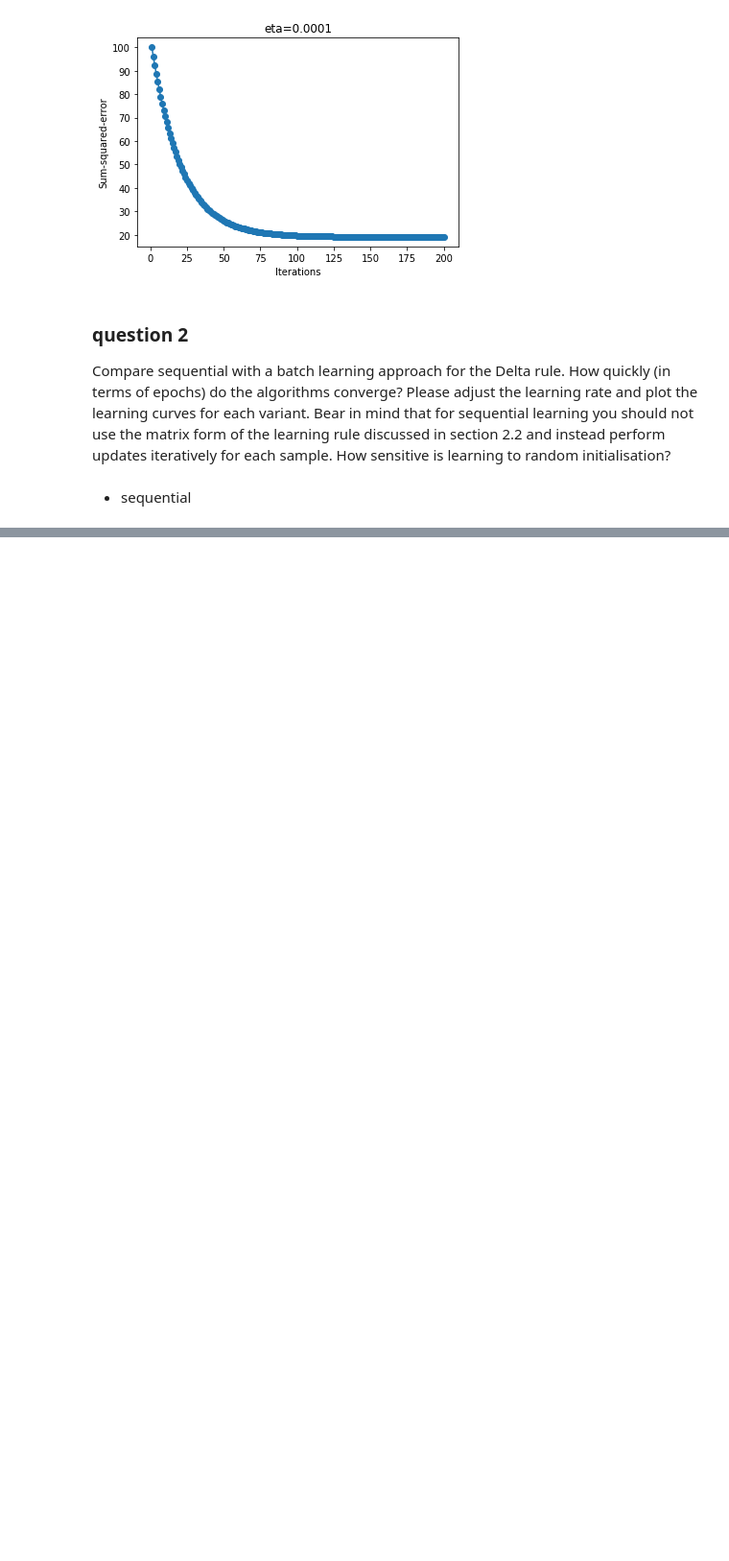
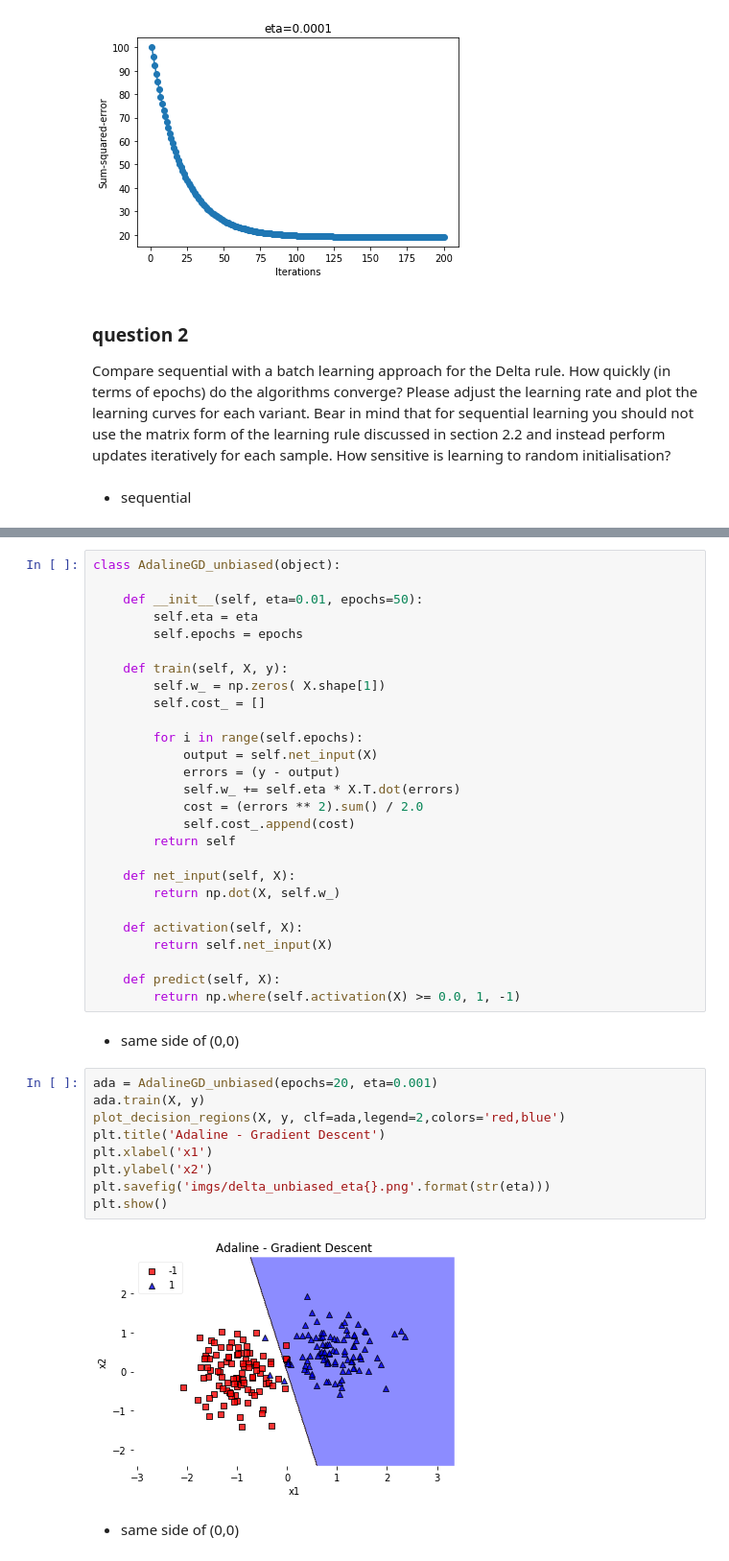
Before and after one commit to physics31415926/DD2437_ANN, a Jupyter notebook: Lab1/3_1.ipynb, the cells around one changed output, grey strips where cells are left out. Shown: that part at 96% size. Drawn from its saved outputs; the diff is of its cells as text; blank space fills up the shorter version.

```diff
--- a/Lab1/3_1.ipynb
+++ b/Lab1/3_1.ipynb
@@ -194,0 +262,42 @@ sequential learning you should not use the matrix form of the learning rule disc
+# %%
+class AdalineGD_unbiased(object):
+
+    def __init__(self, eta=0.01, epochs=50):
+        self.eta = eta
+        self.epochs = epochs
+
+    def train(self, X, y):
+        self.w_ = np.zeros( X.shape[1])
+        self.cost_ = []
+
+        for i in range(self.epochs):
+            output = self.net_input(X)
+            errors = (y - output)
+            self.w_ += self.eta * X.T.dot(errors)
+            cost = (errors ** 2).sum() / 2.0
+            self.cost_.append(cost)
+        return self
+
+    def net_input(self, X):
+        return np.dot(X, self.w_)
+
+    def activation(self, X):
+        return self.net_input(X)
+
+    def predict(self, X):
+        return np.where(self.activation(X) >= 0.0, 1, -1)
+# %% [markdown]
+* same side of (0,0)
+# %%
+ada = AdalineGD_unbiased(epochs=20, eta=0.001)
+ada.train(X, y)
+plot_decision_regions(X, y, clf=ada,legend=2,colors='red,blue')
+plt.title('Adaline - Gradient Descent')
+plt.xlabel('x1')
+plt.ylabel('x2')
+plt.savefig('imgs/delta_unbiased_eta{}.png'.format(str(eta)))
+plt.show()
+# %% [output]
+[figure, added]
+# %% [markdown]
+* same side of (0,0)
```
Also changed, not shown: parts of 13 cells of this notebook, 11 other files.
